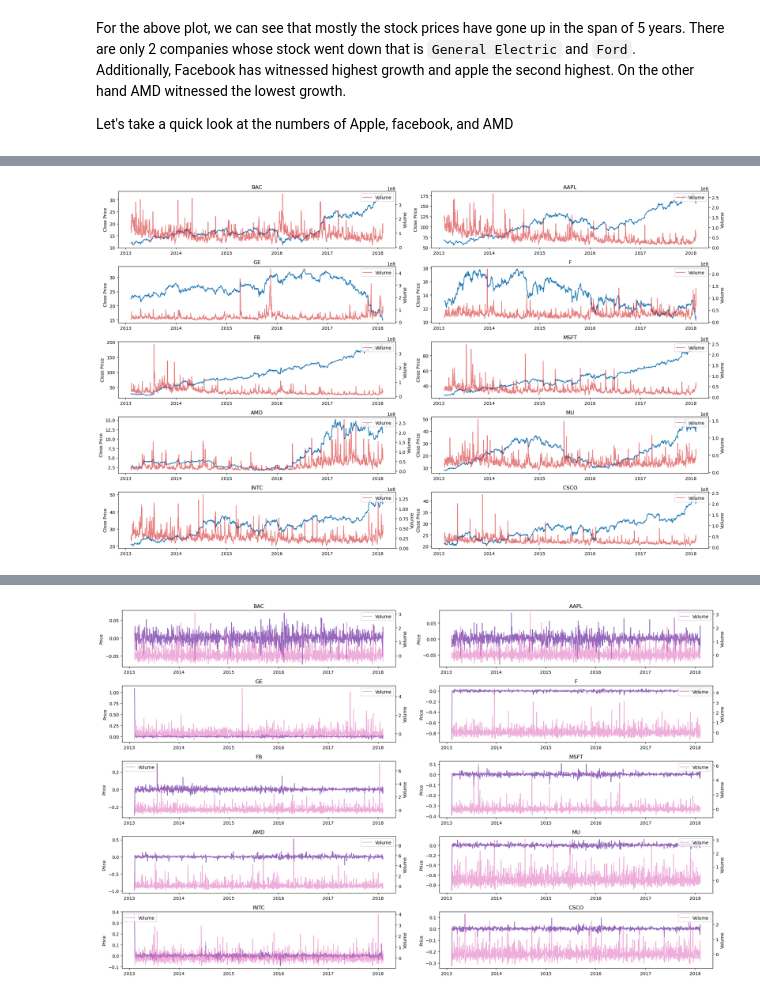
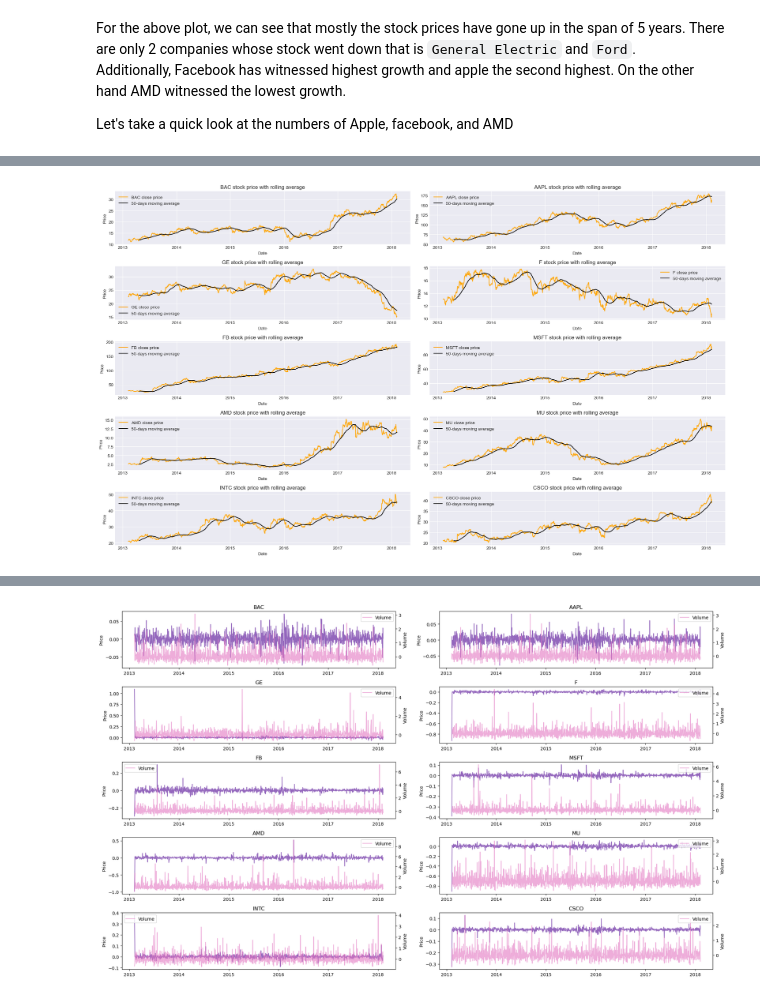
Before and after one commit to anushkathagle/StockPrice_Analysis_n_Prediction, a Jupyter notebook: Stock price prediction.ipynb, the cells around one changed output, grey strips where cells are left out. Cells and saved outputs as stored; diff of their text form; code cells hidden in the pictures.

Commit message:
Moving Avg

```diff
--- a/Stock price prediction.ipynb
+++ b/Stock price prediction.ipynb
@@ -349,21 +384,21 @@ Overlay these plots with stock price data to understand how volume spikes impact
-# %%
-fig, axes = plt.subplots(nrows=5, ncols=2, figsize=(20, 12))  # Adjust for 10 plots
-axes = axes.flatten()
-
-for i, comp in enumerate(company):
-    ax1 = axes[i]
-    d = data[data['Name'] == comp]  # Filter data by company
-
-    ax1.plot(d['date'], d['close'], color='tab:blue', label='Close Price')
-    ax1.set_title(comp)
-    ax1.set_ylabel('Close Price')
-
-    ax2 = ax1.twinx()
-    ax2.plot(d['date'], d['volume'], color='tab:red', alpha=0.6, label='Volume')
-    ax2.set_ylabel('Volume')
-    plt.legend()
-
-fig.tight_layout()
-plt.show()
-# %% [output]
-[figure, removed]
+# %%
+### Plotting sales volume of each company.
+plt.style.use('seaborn-v0_8-darkgrid')
+fig, axes = plt.subplots(nrows=5, ncols=2, figsize=(20, 12))  # Adjust for 10 plots
+axes = axes.flatten()
+
+for i, comp in enumerate(company):
+    ax1 = axes[i]
+    d = data[data['Name'] == comp]  # Filter data by company
+    ma_50 = d['close'].rolling(window=50).mean()
+    ax1.plot(d['date'], d['close'], color='orange', label= f"{comp} close price")
+    ax1.plot(d['date'],ma_50, color='black', label='50-days moving average')
+    ax1.set_title(f"{comp} stock price with rolling average")
+    ax1.set_ylabel('Price')
+    ax1.set_xlabel('Date')
+    ax1.legend()
+
+fig.tight_layout()
+plt.show()
+# %% [output]
+[figure, added]
```
Also changed, not shown: parts of 29 cells of this notebook.
